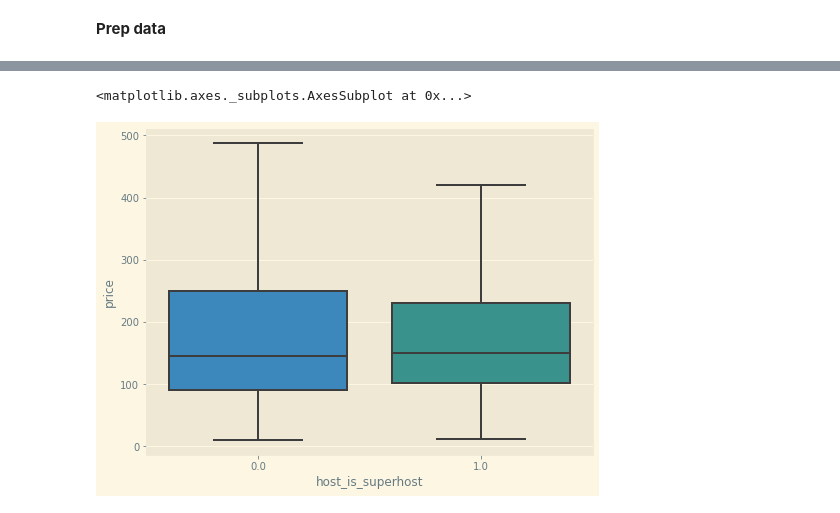
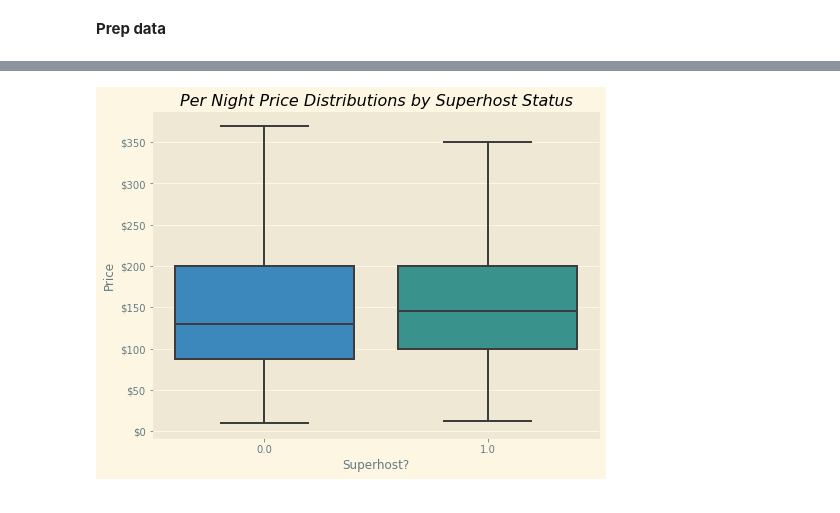
Before and after one commit to KishenSharma6/SF_Airbnb_Rental_Market_Analysis, a Jupyter notebook: Project_Codes/02_EDA/2020_0525_Listings_EDA.ipynb, the cells around one changed output, grey strips where cells are left out. Cells and saved outputs as stored; diff of their text form; code cells hidden in the pictures.

```diff
--- a/Project_Codes/02_EDA/2020_0525_Listings_EDA.ipynb
+++ b/Project_Codes/02_EDA/2020_0525_Listings_EDA.ipynb
@@ -112,6 +112,6 @@ lower = q1 - (IQR * 1.5)
 print('Outlier Count:',len(df) - len(df.loc[df.price <= upper]))
 
 #Store data
-no_outliers = df.loc[df.price <= upper].price
+no_outliers = df.loc[df.price <= upper]
 # %% [output]
 Outlier Count: 10078
@@ -254,9 +274,21 @@ sns.boxplot(y = 'property_type', x = 'price', data = df,showfliers = False, ax=a
 # %%
 #Create figure
 f, ax = plt.subplots(figsize = (8,6))
 
 #Create plot
-sns.boxplot(x = 'host_is_superhost', y = 'price', data = df,showfliers = False, ax = ax )
+j = sns.boxplot(x = 'host_is_superhost', y = 'price', data = no_outliers,showfliers = False, ax = ax )
+
+
+###Set plot aesthetics
+#Titles
+j.set_title('Per Night Price Distributions by Superhost Status', fontstyle = 'italic' )
+
+#Axes
+j.set_ylabel('Price')
+j.set_xlabel('Superhost?');
+j.get_yaxis().set_major_formatter(plt.FuncFormatter(lambda x, loc: "${:,}".format(int(x))))
+
+#Save to Visualizations file
+plt.savefig(eda_path + '/superhost.png', bbox_inches='tight')
 # %% [output]
-<matplotlib.axes._subplots.AxesSubplot at 0x...>
-[figure, old version]
+[figure, new version]
```
Also changed, not shown: parts of 17 cells of this notebook.
